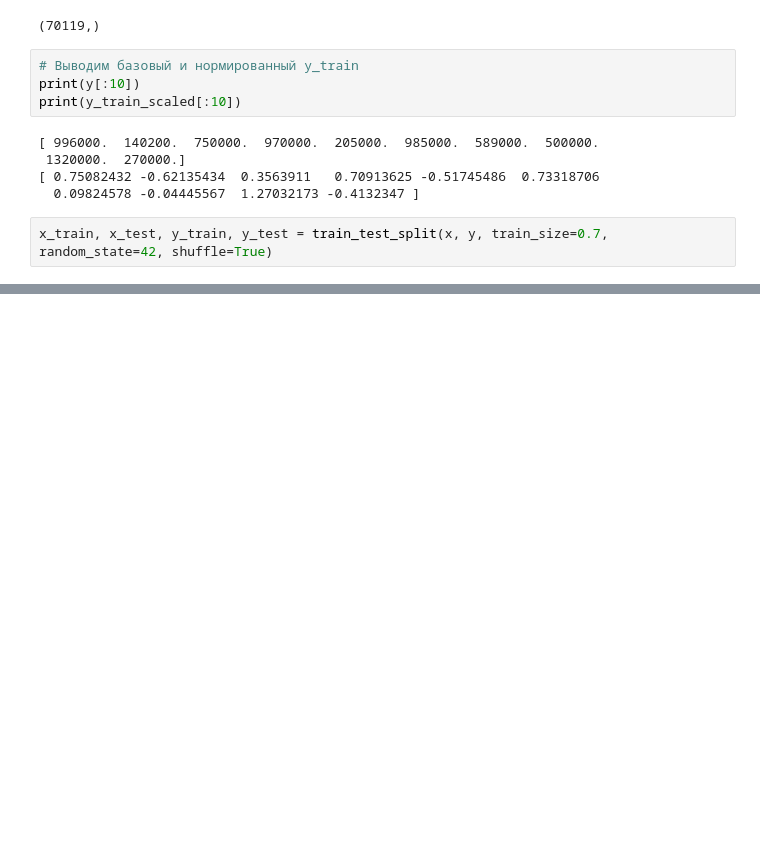
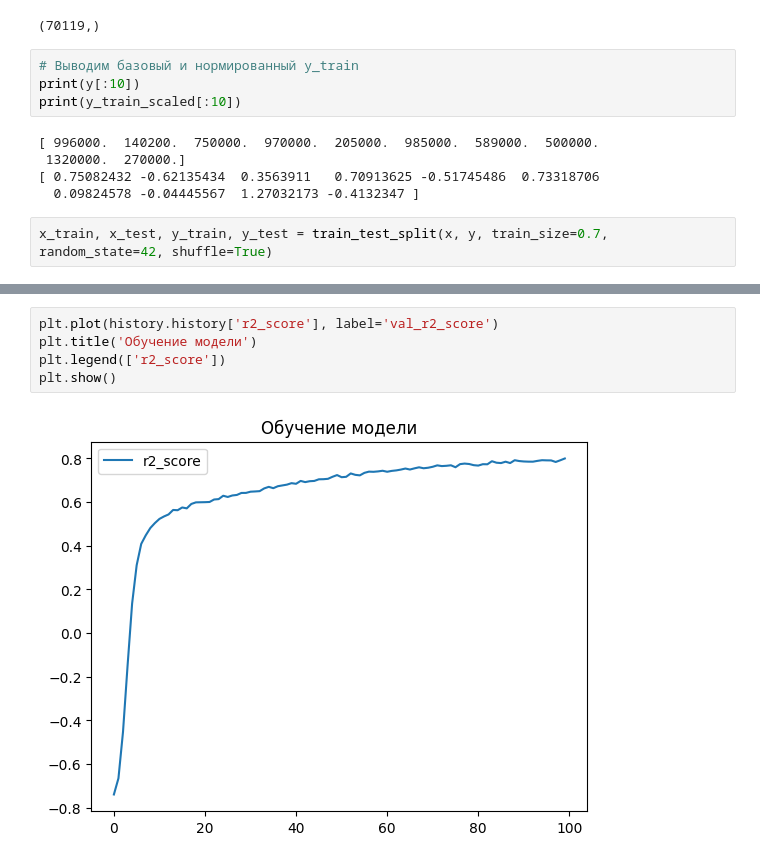
Before and after one commit to klkokou/ml-course-2023, a Jupyter notebook: hw_11/11_009_Zapuskalova_11.ipynb, the cells around one changed output, grey strips where cells are left out. Drawn from its saved outputs; the diff is of its cells as text; blank space fills up the shorter version.

```diff
--- a/hw_11/11_009_Zapuskalova_11.ipynb
+++ b/hw_11/11_009_Zapuskalova_11.ipynb
@@ -204,3 +225,10 @@ y_pred = model_ula.predict(x_test)
+# %%
+plt.plot(history.history['r2_score'], label='val_r2_score')
+plt.title('Обучение модели')
+plt.legend(['r2_score'])
+plt.show()
+# %% [output]
+[figure, added]
 # %%
 plt.plot(history.history['loss'],
          label='Ошибка на обучающем наборе')
```
Also changed, not shown: parts of 6 cells of this notebook.
